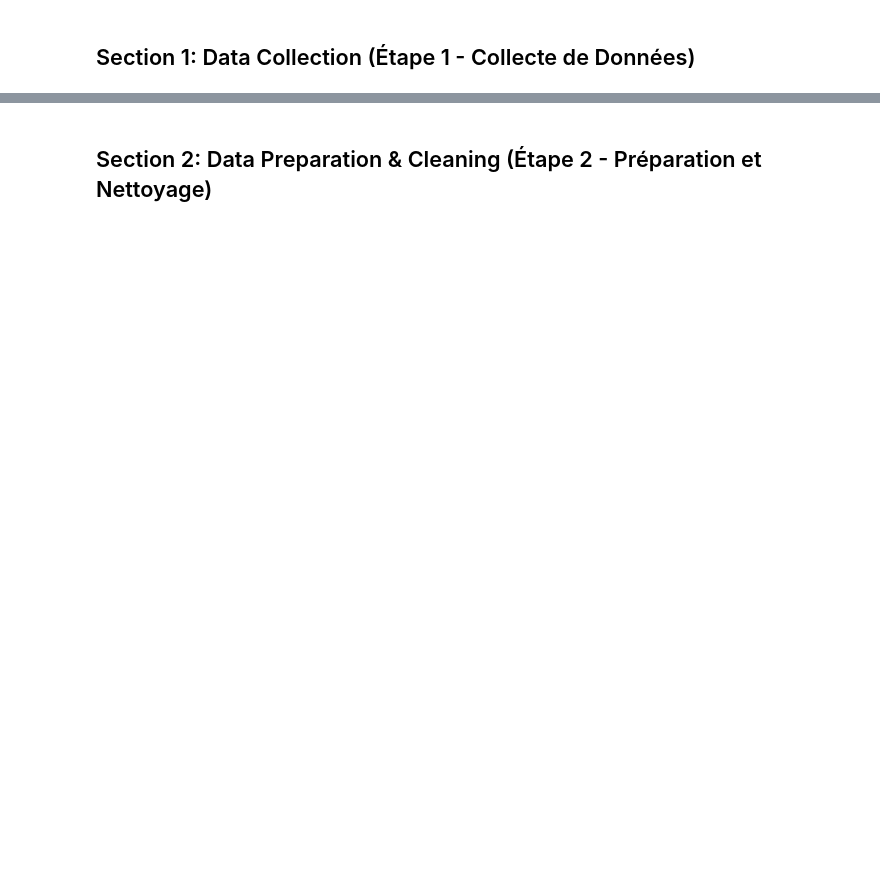
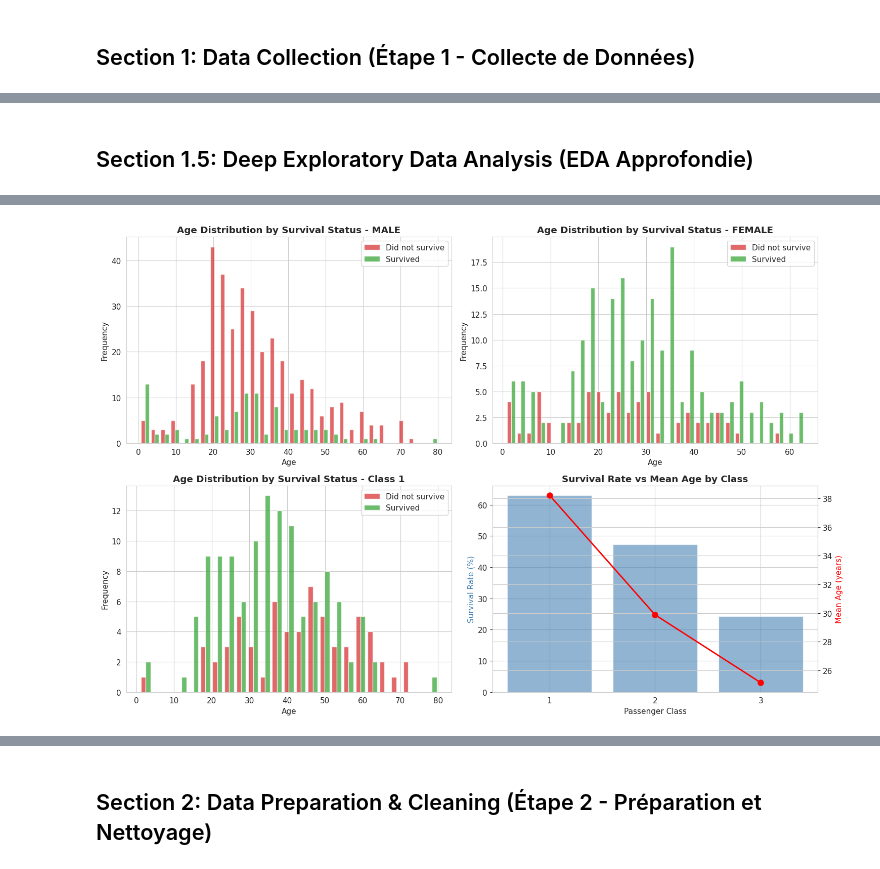
Before and after one commit to kappa20/pub_titanic, a Jupyter notebook: titanic_ml_project.ipynb, the cells around one changed output, grey strips where cells are left out. Drawn from its saved outputs; the diff is of its cells as text; code cells hidden in the pictures; blank space fills up the shorter version.

```diff
--- a/titanic_ml_project.ipynb
+++ b/titanic_ml_project.ipynb
@@ -170,0 +226,77 @@ plt.show()
+# %% [markdown]
+## Section 1.5: Deep Exploratory Data Analysis (EDA Approfondie)
+# %%
+# DEEP EDA: Analyse de l'influence de l'âge sur la survie
+print("\n" + "="*70)
+print("DEEP EDA: INFLUENCE DE L'ÂGE SUR LA SURVIE")
+print("="*70)
+
+fig, axes = plt.subplots(2, 2, figsize=(15, 10))
+
+# 1. Age vs Survival by Sex
+for sex in ['male', 'female']:
+    data_sex = train_df[train_df['Sex'] == sex]
+    survived = data_sex[data_sex['Survived'] == 1]['Age'].dropna()
+    not_survived = data_sex[data_sex['Survived'] == 0]['Age'].dropna()
+
+    ax = axes[0, 0] if sex == 'male' else axes[0, 1]
+    ax.hist([not_survived, survived], bins=30, label=['Did not survive', 'Survived'],
+            alpha=0.7, color=['#d62728', '#2ca02c'])
+    ax.set_title(f'Age Distribution by Survival Status - {sex.upper()}', fontweight='bold')
+    ax.set_xlabel('Age')
+    ax.set_ylabel('Frequency')
+    ax.legend()
+
+    # Add statistics
+    print(f"\n{sex.upper()}:")
+    print(f"  Mean age (survived): {survived.mean():.1f} years")
+    print(f"  Mean age (not survived): {not_survived.mean():.1f} years")
+    print(f"  Median age (survived): {survived.median():.1f} years")
+    print(f"  Median age (not survived): {not_survived.median():.1f} years")
+
+# 2. Age vs Survival by Passenger Class
+for pclass in [1, 2, 3]:
+    data_class = train_df[train_df['Pclass'] == pclass]
+    survived = data_class[data_class['Survived'] == 1]['Age'].dropna()
+    not_survived = data_class[data_class['Survived'] == 0]['Age'].dropna()
+
+    ax = axes[1, 0] if pclass == 1 else (axes[1, 1] if pclass == 2 else None)
+    if ax is not None:
+        ax.hist([not_survived, survived], bins=25, label=['Did not survive', 'Survived'],
+                alpha=0.7, color=['#d62728', '#2ca02c'])
+        ax.set_title(f'Age Distribution by Survival Status - Class {pclass}', fontweight='bold')
+        ax.set_xlabel('Age')
+        ax.set_ylabel('Frequency')
+        ax.legend()
+
+# Use the last subplot for age statistics by class
+ax = axes[1, 1]
+ax.clear()
+class_age_stats = []
+for pclass in [1, 2, 3]:
+    data_class = train_df[train_df['Pclass'] == pclass]
+    survived_rate = data_class['Survived'].mean() * 100
+    mean_age = data_class['Age'].mean()
+    class_age_stats.append({'Class': pclass, 'Survival Rate': survived_rate, 'Mean Age': mean_age})
+
+stats_df = pd.DataFrame(class_age_stats)
+ax2 = ax.twinx()
+ax.bar(stats_df['Class'], stats_df['Survival Rate'], color='steelblue', alpha=0.6, label='Survival Rate (%)')
+ax2.plot(stats_df['Class'], stats_df['Mean Age'], color='red', marker='o', linewidth=2, markersize=8, label='Mean Age')
+ax.set_xlabel('Passenger Class')
+ax.set_ylabel('Survival Rate (%)', color='steelblue')
+ax2.set_ylabel('Mean Age (years)', color='red')
+ax.set_title('Survival Rate vs Mean Age by Class', fontweight='bold')
+ax.set_xticks([1, 2, 3])
+plt.tight_layout()
+plt.show()
+
+# Key Insight
+print("\n" + "="*70)
+print("KEY INSIGHTS - AGE INFLUENCE:")
+print("="*70)
+print("✓ Age has a strong influence on survival, especially for females")
+print("✓ Younger passengers (especially children) had higher survival rates")
+print("✓ Class 1 passengers with higher average age still had better survival rates")
+print("✓ This suggests age effect is modulated by passenger class and sex")
+# %% [output]
@@ -170,0 +318 @@ plt.show()
+[figure, added]
```
Also changed, not shown: parts of 42 cells of this notebook, 3 other files.
